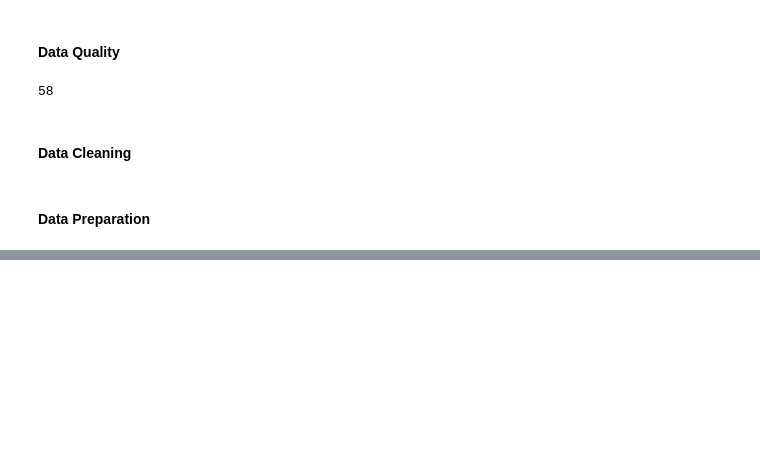
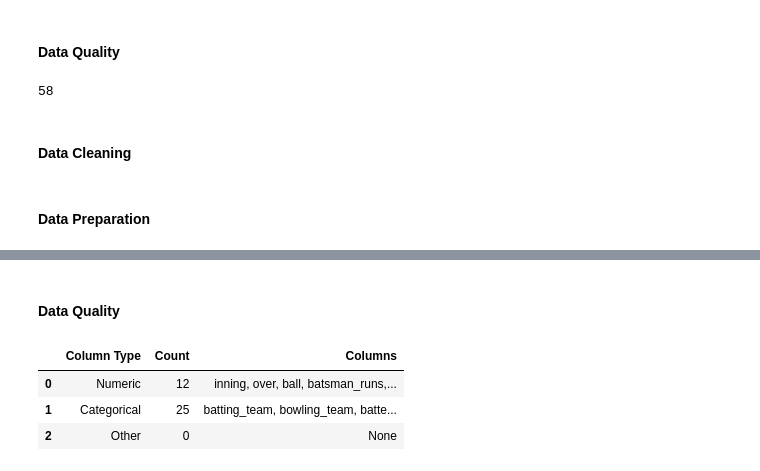
Before and after one commit to Parth-0804/DS_PROJEKT_AIM, a Jupyter notebook: 01_data/GR04_ipynb_Hiregoudar1_Ravaliya2_GoblipurBhanuprakashNag3.ipynb, the cells around one changed output, grey strips where cells are left out. Drawn from its saved outputs; the diff is of its cells as text; code cells hidden in the pictures; blank space fills up the shorter version.

Commit message:
Uploading the merged notebook with Gold layer

```diff
--- a/01_data/GR04_ipynb_Hiregoudar1_Ravaliya2_GoblipurBhanuprakashNag3.ipynb
+++ b/01_data/GR04_ipynb_Hiregoudar1_Ravaliya2_GoblipurBhanuprakashNag3.ipynb
@@ -1042,0 +1054,6 @@ Big Wins: 350
+# %%
+# Date to Year for better EDA
+df_matches['year'] = pd.to_datetime(matches['date']).dt.year
+# %%
+df_deliveries['id'] = df_deliveries['match_id']
+df_del = df_deliveries.drop(columns='match_id')
@@ -1042,0 +1068,3 @@ Big Wins: 350
+# %%
+merged_df = pd.merge(df_del,df_matches, on='id',how='outer' )
+merged_df.shape
@@ -1042,0 +1095,22 @@ Big Wins: 350
+# %% [markdown]
+#### Data Quality
+# %%
+df = merged_df.copy()
+# %%
+numeric_cols = df.select_dtypes(include=['int64', 'float64']).columns.tolist()
+categorical_cols = df.select_dtypes(include=['object', 'category']).columns.tolist()
+other_cols = df.select_dtypes(exclude=['int64', 'float64', 'object', 'category']).columns.tolist()
+
+summary_data = [
+    ["Numeric", len(numeric_cols), ", ".join(numeric_cols) if numeric_cols else "None"],
+    ["Categorical", len(categorical_cols), ", ".join(categorical_cols) if categorical_cols else "None"],
+    ["Other", len(other_cols), ", ".join(other_cols) if other_cols else "None"]
+]
+
+column_summary = pd.DataFrame(summary_data, columns=["Column Type", "Count", "Columns"])
+display(column_summary)
+# %% [output]
+|  | Column Type | Count | Columns |
+| 0 | Numeric | 12 | inning, over, ball, batsman_runs,... |
+| 1 | Categorical | 25 | batting_team, bowling_team, batte... |
+| 2 | Other | 0 | None |
```
Also changed, not shown: parts of 32 cells of this notebook.
